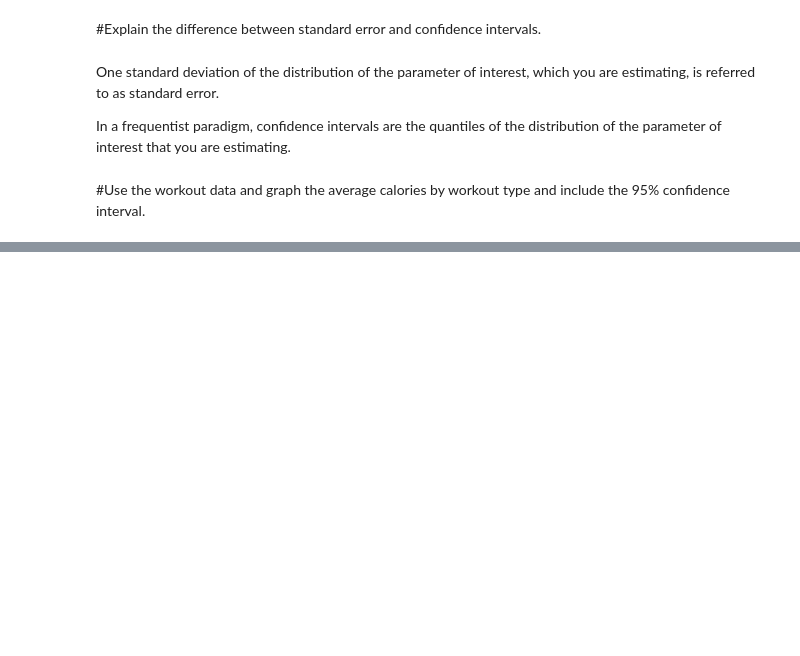
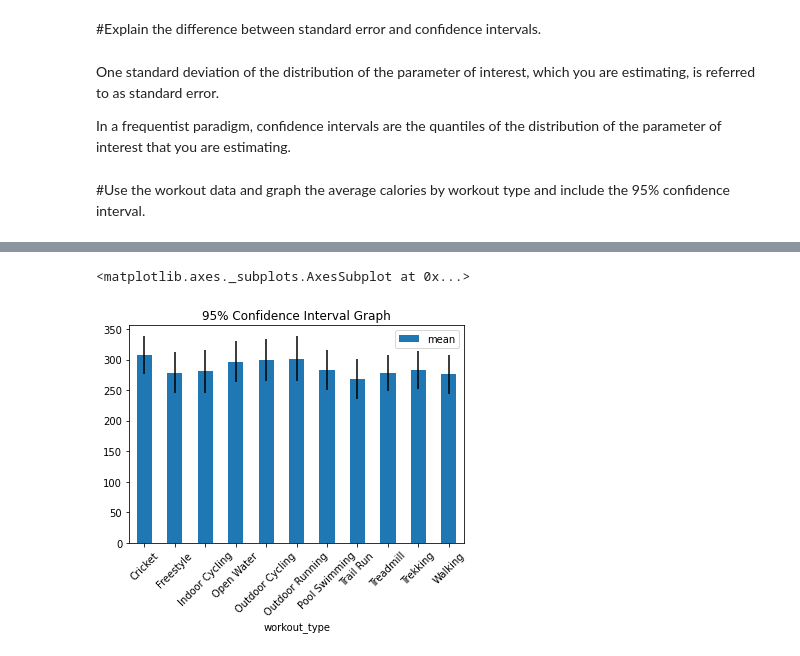
Before and after one commit to a3hok/Data-Visualization-spring-2022, a Jupyter notebook: quiz 29.ipynb, the cells around one changed output, grey strips where cells are left out. Saved outputs shown, nothing was run; the diff lists cells and outputs as text; code cells hidden in the pictures; blank space fills up the shorter version.

```diff
--- a/quiz 29.ipynb
+++ b/quiz 29.ipynb
@@ -14,0 +94,8 @@ df.head(10)
+# %%
+dfgroupedcalories.plot.bar(y = 'mean',
+                           yerr = '95%',
+                           title = '95% Confidence Interval Graph',
+                            rot = 45)
+# %% [output]
+<matplotlib.axes._subplots.AxesSubplot at 0x...>
+[figure, added]
```
Also changed, not shown: parts of 5 cells of this notebook.
